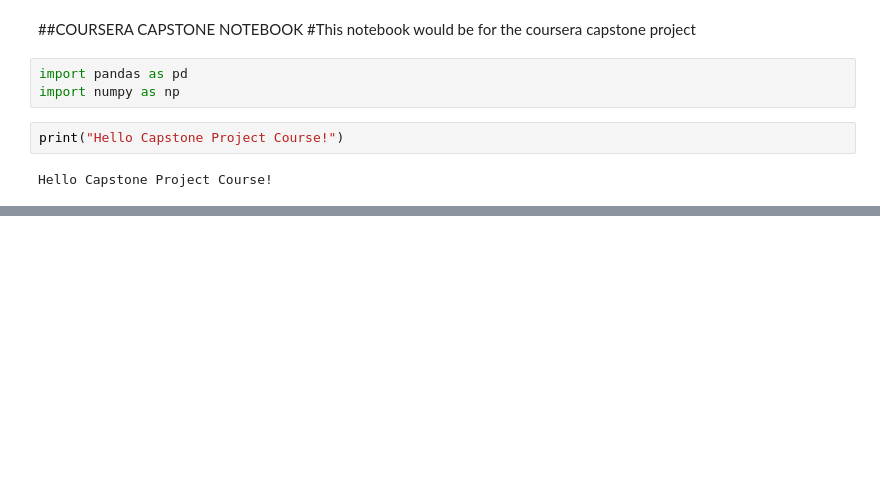
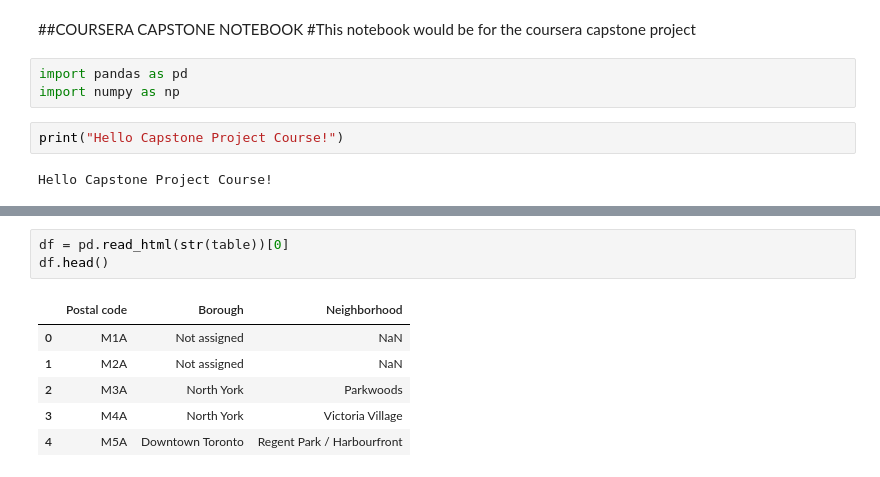
Before and after one commit to AbdulmalikGiwa/Coursera_Capstone, a Jupyter notebook: Capstone.ipynb, the cells around one changed output, grey strips where cells are left out. Cells and saved outputs as stored; diff of their text form; blank space fills up the shorter version.

```diff
--- a/Capstone.ipynb
+++ b/Capstone.ipynb
@@ -12,0 +52,10 @@ Hello Capstone Project Course!
+# %%
+df = pd.read_html(str(table))[0]
+df.head()
+# %% [output]
+|  | Postal code | Borough | Neighborhood |
+| 0 | M1A | Not assigned | NaN |
+| 1 | M2A | Not assigned | NaN |
+| 2 | M3A | North York | Parkwoods |
+| 3 | M4A | North York | Victoria Village |
+| 4 | M5A | Downtown Toronto | Regent Park / Harbourfront |
```
Also changed, not shown: parts of 13 cells of this notebook.
